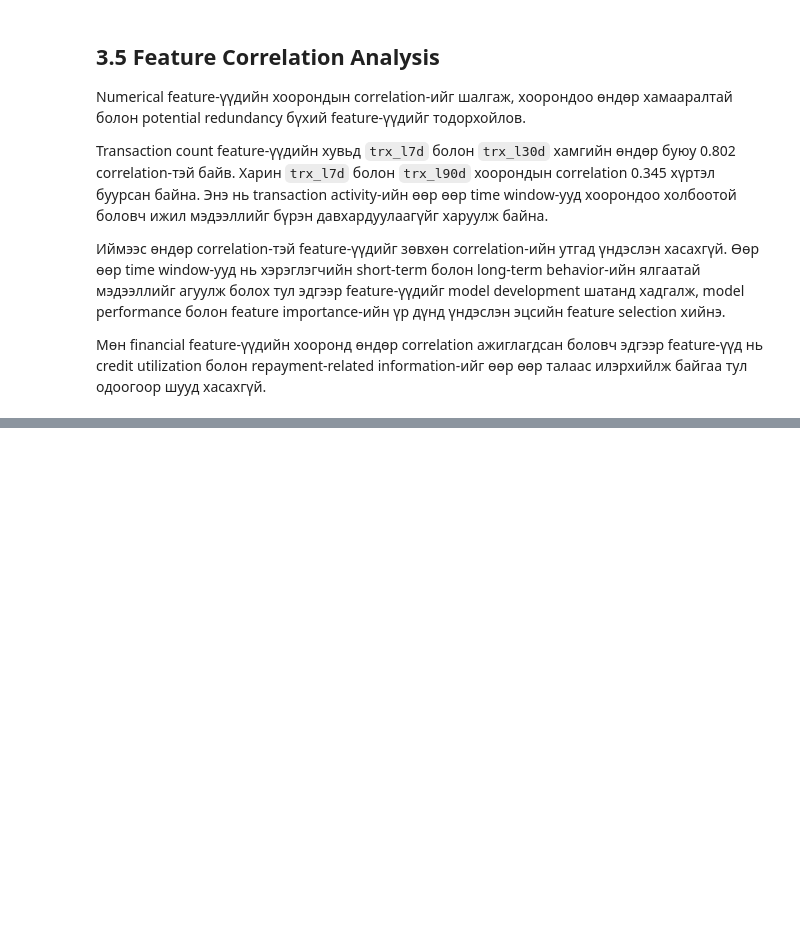
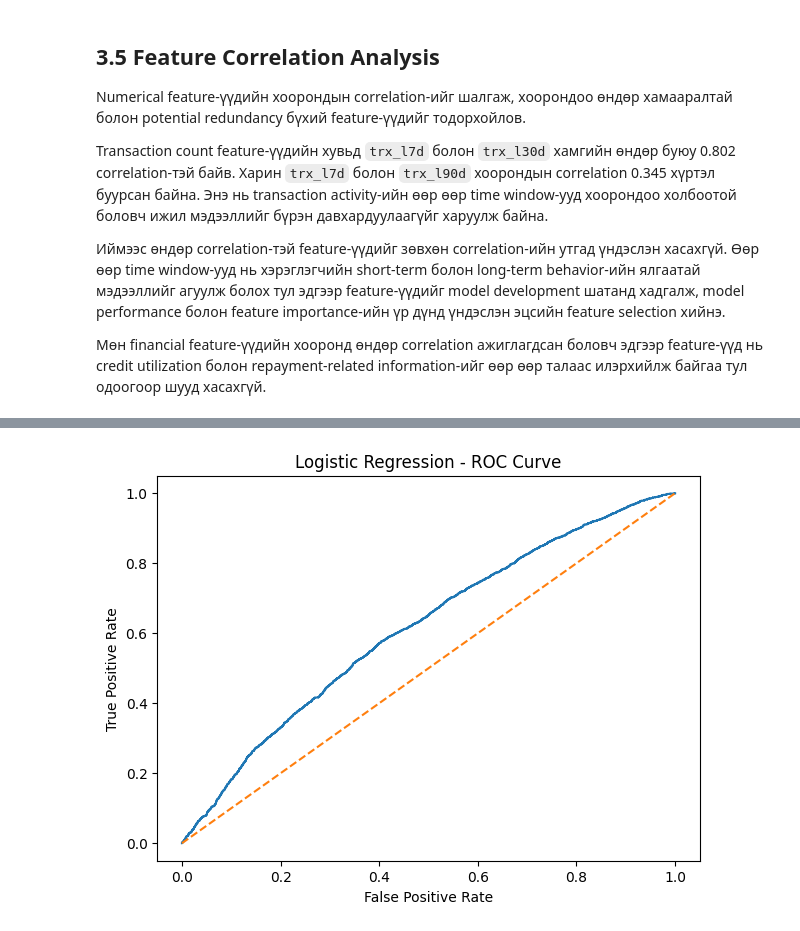
Before and after one commit to Khishigjargal42/toki_ds_task, a Jupyter notebook: notebooks/01_Toki_DPD91_Model.ipynb, the cells around one changed output, grey strips where cells are left out. Cells and saved outputs as stored; diff of their text form; code cells hidden in the pictures; blank space fills up the shorter version.

```diff
--- a/notebooks/01_Toki_DPD91_Model.ipynb
+++ b/notebooks/01_Toki_DPD91_Model.ipynb
@@ -2482,0 +3295,26 @@ Transaction count feature-үүдийн хувьд `trx_l7d` болон `trx_l30d
+# %%
+from sklearn.metrics import precision_score, recall_score, f1_score
+
+threshold_results = []
+
+thresholds = np.arange(0.10, 0.91, 0.05)
+
+for threshold in thresholds:
+    y_pred_threshold = (y_val_prob >= threshold).astype(int)
+
+    threshold_results.append({
+        "threshold": threshold,
+        "precision": precision_score(
+            y_val, y_pred_threshold, zero_division=0
+        ),
+        "recall": recall_score(
+            y_val, y_pred_threshold, zero_division=0
+        ),
+        "f1": f1_score(
+            y_val, y_pred_threshold, zero_division=0
+        )
+    })
+
+threshold_df = pd.DataFrame(threshold_results)
+
+threshold_df
@@ -2482,0 +3357,20 @@ Transaction count feature-үүдийн хувьд `trx_l7d` болон `trx_l30d
+# %%
+from sklearn.metrics import roc_curve
+import matplotlib.pyplot as plt
+
+fpr, tpr, thresholds_roc = roc_curve(
+    y_val,
+    y_val_prob
+)
+
+plt.figure(figsize=(7, 5))
+plt.plot(fpr, tpr)
+plt.plot([0, 1], [0, 1], linestyle="--")
+
+plt.xlabel("False Positive Rate")
+plt.ylabel("True Positive Rate")
+plt.title("Logistic Regression - ROC Curve")
+
+plt.show()
+# %% [output]
+[figure, added]
```
Also changed, not shown: parts of 60 cells of this notebook.
